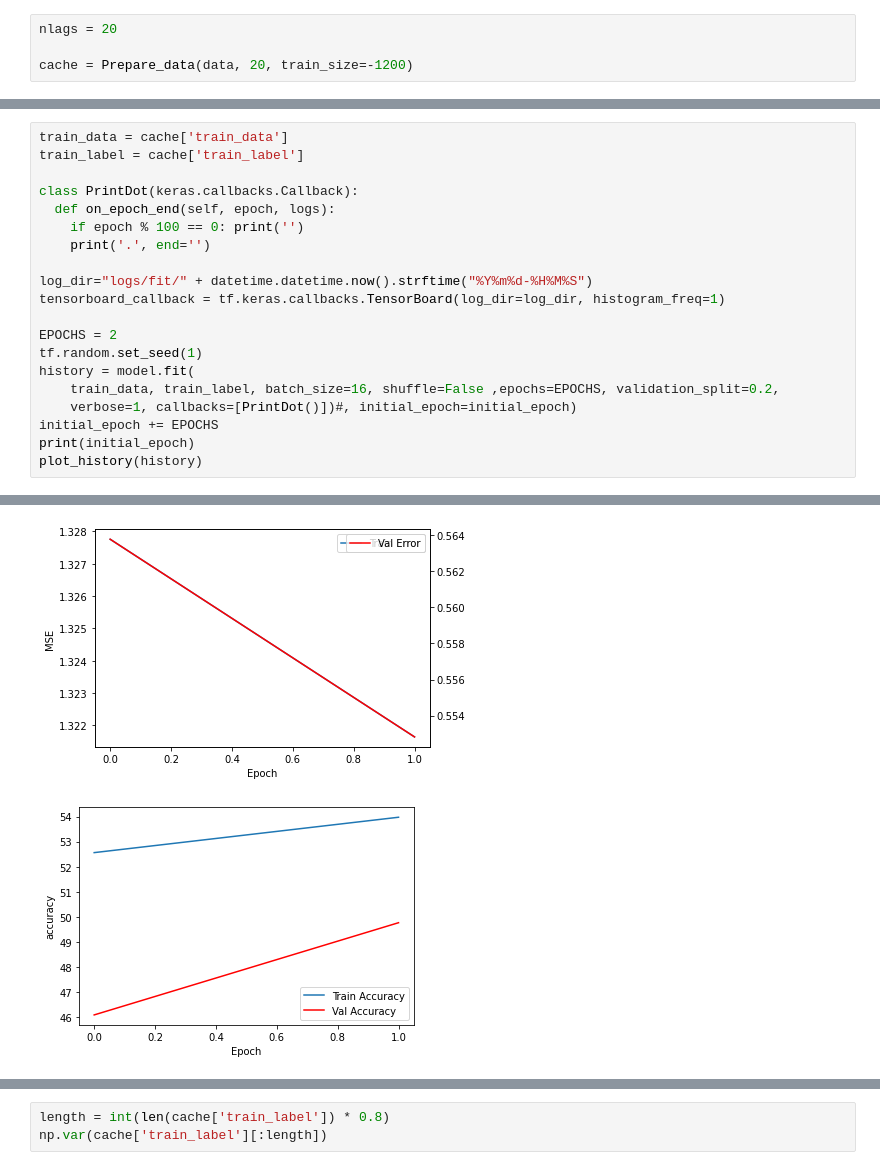
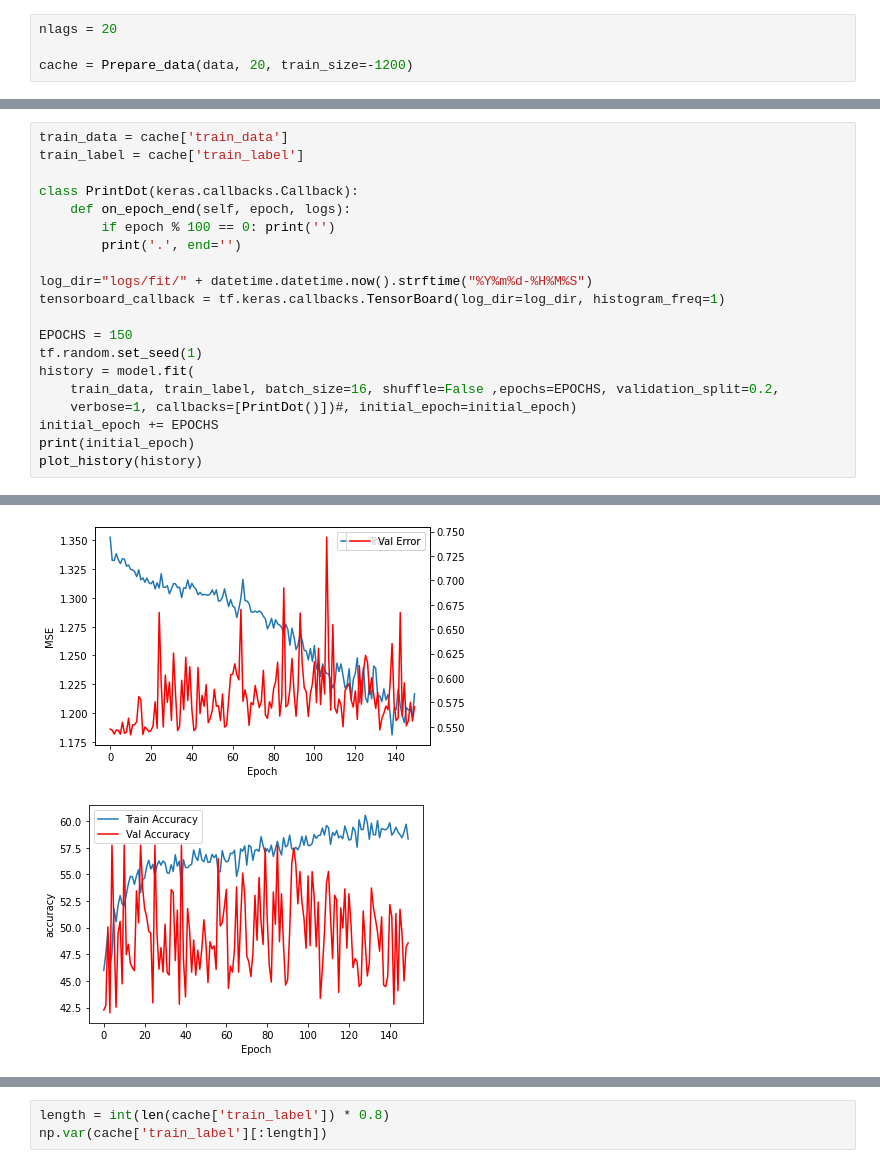
Before and after one commit to upathare1/Bitcoin-Price-Prediction, a Jupyter notebook: Algorithms/lstm_trial1.ipynb, the cells around one changed output, grey strips where cells are left out. Drawn from its saved outputs; the diff is of its cells as text.

```diff
--- a/Algorithms/lstm_trial1.ipynb
+++ b/Algorithms/lstm_trial1.ipynb
@@ -214,14 +215,14 @@ train_data = cache['train_data']
 train_label = cache['train_label']
 
 class PrintDot(keras.callbacks.Callback):
-  def on_epoch_end(self, epoch, logs):
-    if epoch % 100 == 0: print('')
-    print('.', end='')
+    def on_epoch_end(self, epoch, logs):
+        if epoch % 100 == 0: print('')
+        print('.', end='')
 
 log_dir="logs/fit/" + datetime.datetime.now().strftime("%Y%m%d-%H%M%S")
 tensorboard_callback = tf.keras.callbacks.TensorBoard(log_dir=log_dir, histogram_freq=1)
 
-EPOCHS = 2
+EPOCHS = 150
 tf.random.set_seed(1)
 history = model.fit(
     train_data, train_label, batch_size=16, shuffle=False ,epochs=EPOCHS, validation_split=0.2,
@@ -238,4 +251,4 @@ Epoch 2/2
-[figure, old version]
+[figure, new version]
-[figure, old version]
+[figure, new version]
 # %%
 # model.load_weights('../Weights/weights01')
```
Also changed, not shown: parts of 21 cells of this notebook.
